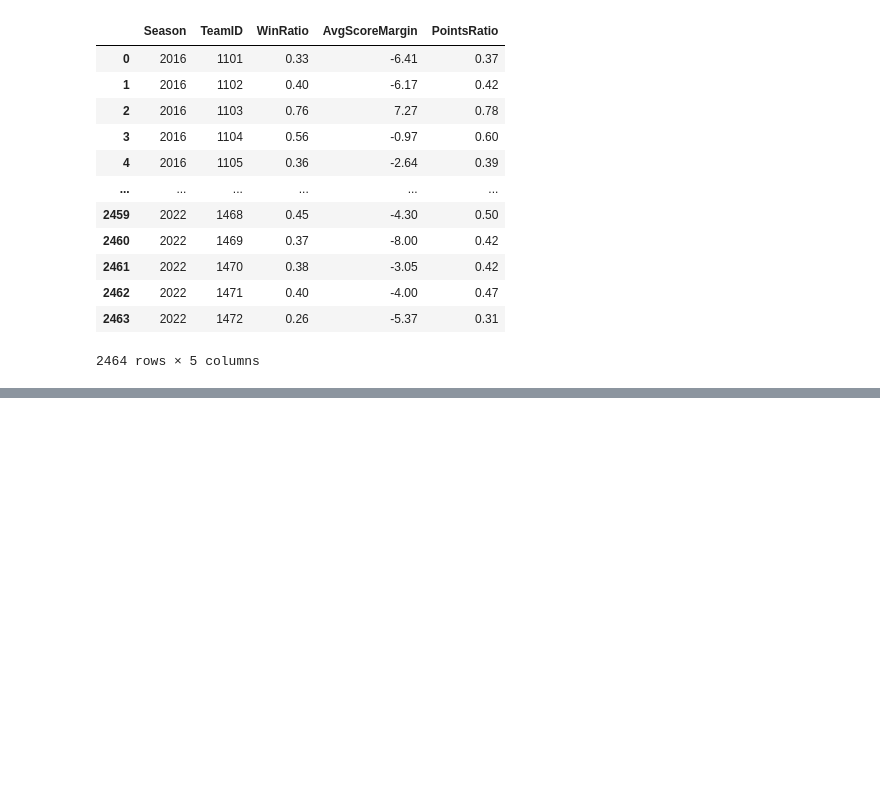
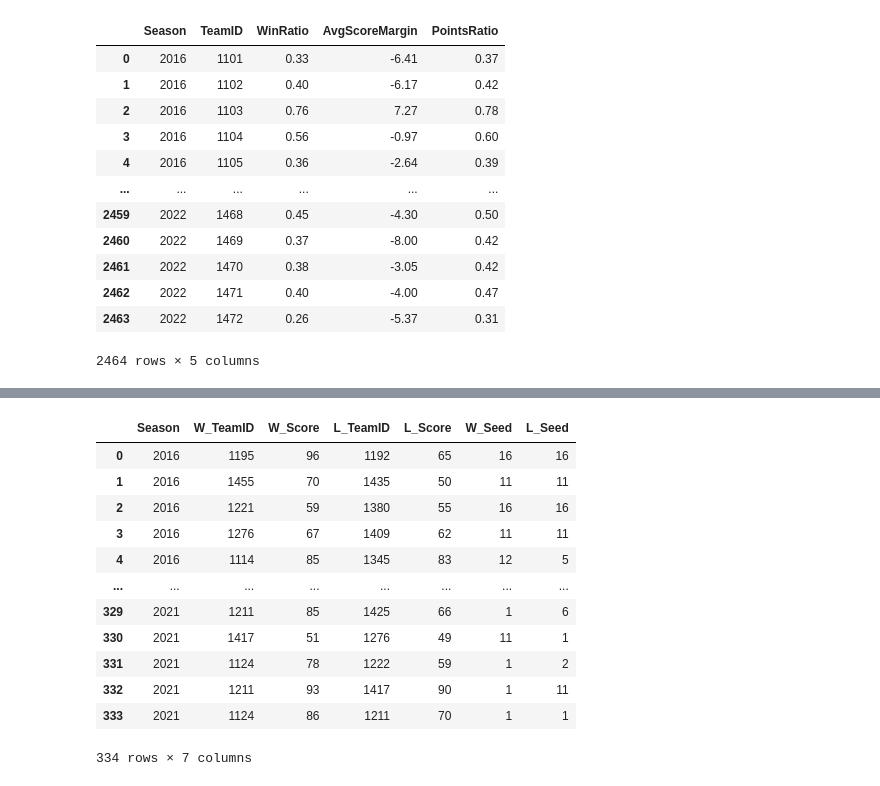
Before and after one commit to Spencer-Duncan/EECE-397B, a Jupyter notebook: Final Project/main.ipynb, the cells around one changed output, grey strips where cells are left out. Drawn from its saved outputs; the diff is of its cells as text; code cells hidden in the pictures; blank space fills up the shorter version.

```diff
--- a/Final Project/main.ipynb
+++ b/Final Project/main.ipynb
@@ -263,0 +383,18 @@ team_stats
+# %%
+tourney_data['W_Seed'] = tourney_data['W_Seed'].astype('str').str.extractall('(\d+)').unstack().astype(int)
+tourney_data['L_Seed'] = tourney_data['L_Seed'].astype('str').str.extractall('(\d+)').unstack().astype(int)
+tourney_data
+# %% [output]
+|  | Season | W_TeamID | W_Score | L_TeamID | L_Score | W_Seed | L_Seed |
+| 0 | 2016 | 1195 | 96 | 1192 | 65 | 16 | 16 |
+| 1 | 2016 | 1455 | 70 | 1435 | 50 | 11 | 11 |
+| 2 | 2016 | 1221 | 59 | 1380 | 55 | 16 | 16 |
+| 3 | 2016 | 1276 | 67 | 1409 | 62 | 11 | 11 |
+| 4 | 2016 | 1114 | 85 | 1345 | 83 | 12 | 5 |
+| ... | ... | ... | ... | ... | ... | ... | ... |
+| 329 | 2021 | 1211 | 85 | 1425 | 66 | 1 | 6 |
+| 330 | 2021 | 1417 | 51 | 1276 | 49 | 11 | 1 |
+| 331 | 2021 | 1124 | 78 | 1222 | 59 | 1 | 2 |
+| 332 | 2021 | 1211 | 93 | 1417 | 90 | 1 | 11 |
+| 333 | 2021 | 1124 | 86 | 1211 | 70 | 1 | 1 |
+334 rows × 7 columns
```
Also changed, not shown: parts of 15 cells of this notebook.
